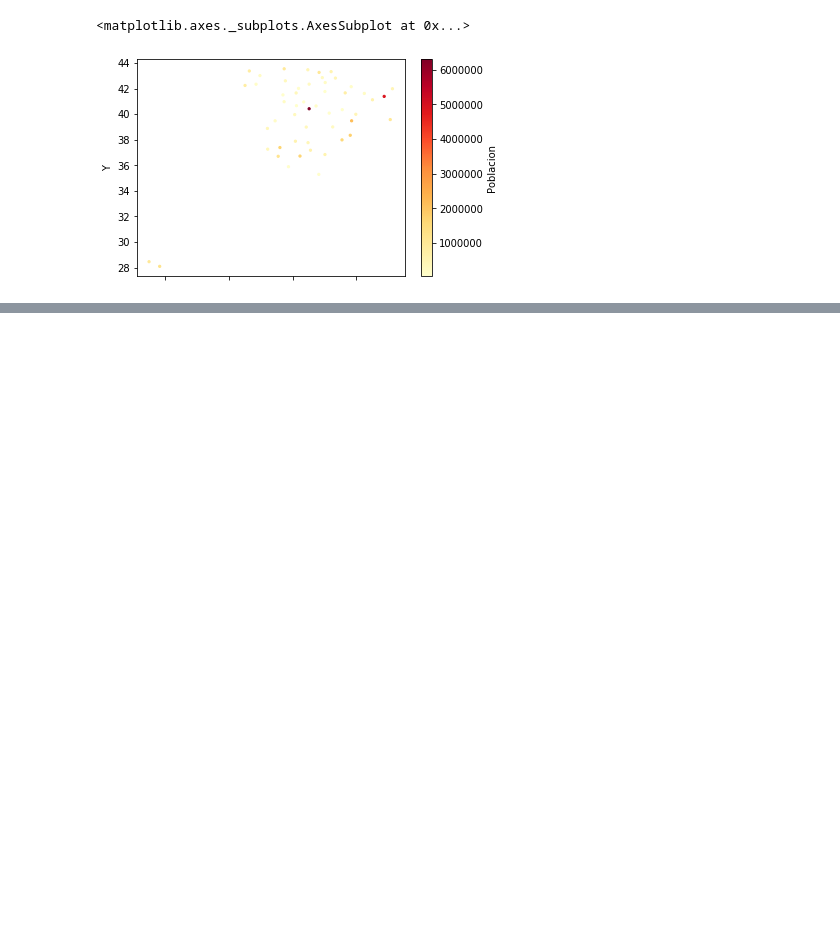
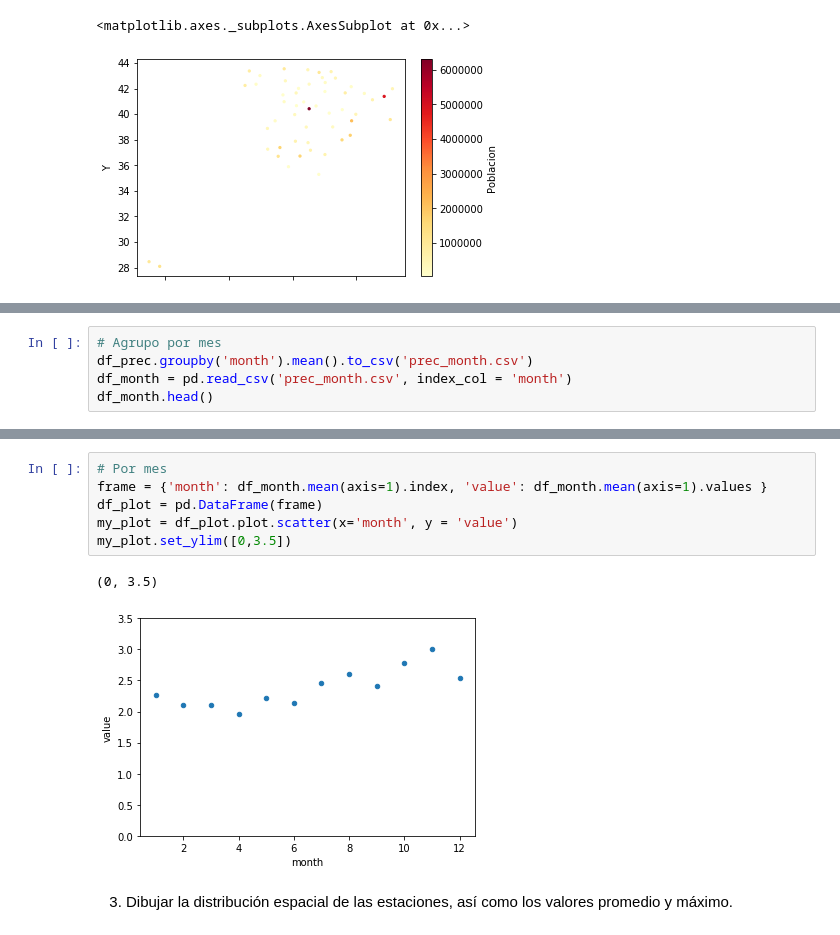
Before and after one commit to NTrevisani/DataScienceMaster, a Jupyter notebook: ModelosDeDatos/Pandas/Tarea/TareaPandas.ipynb, the cells around one changed output, grey strips where cells are left out. Cells and saved outputs as stored; diff of their text form; blank space fills up the shorter version.

```diff
--- a/ModelosDeDatos/Pandas/Tarea/TareaPandas.ipynb
+++ b/ModelosDeDatos/Pandas/Tarea/TareaPandas.ipynb
@@ -194,0 +289,5 @@ See the caveats in the documentation: http://pandas.pydata.org/pandas-docs/stabl
+# %%
+# Agrupo por mes
+df_prec.groupby('month').mean().to_csv('prec_month.csv')
+df_month = pd.read_csv('prec_month.csv', index_col = 'month')
+df_month.head()
@@ -194,0 +338,11 @@ See the caveats in the documentation: http://pandas.pydata.org/pandas-docs/stabl
+# %%
+# Por mes
+frame = {'month': df_month.mean(axis=1).index, 'value': df_month.mean(axis=1).values }
+df_plot = pd.DataFrame(frame)
+my_plot = df_plot.plot.scatter(x='month', y = 'value')
+my_plot.set_ylim([0,3.5])
+# %% [output]
+(0, 3.5)
+[figure, added]
+# %% [markdown]
+3) Dibujar la distribución espacial de las estaciones, así como los valores promedio y máximo.
```
Also changed, not shown: parts of 27 cells of this notebook, 2 other files.
